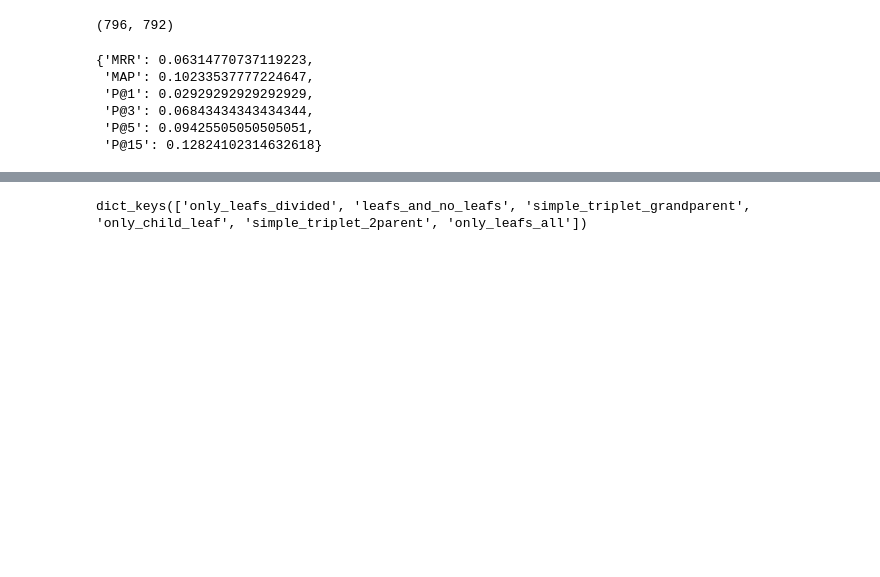
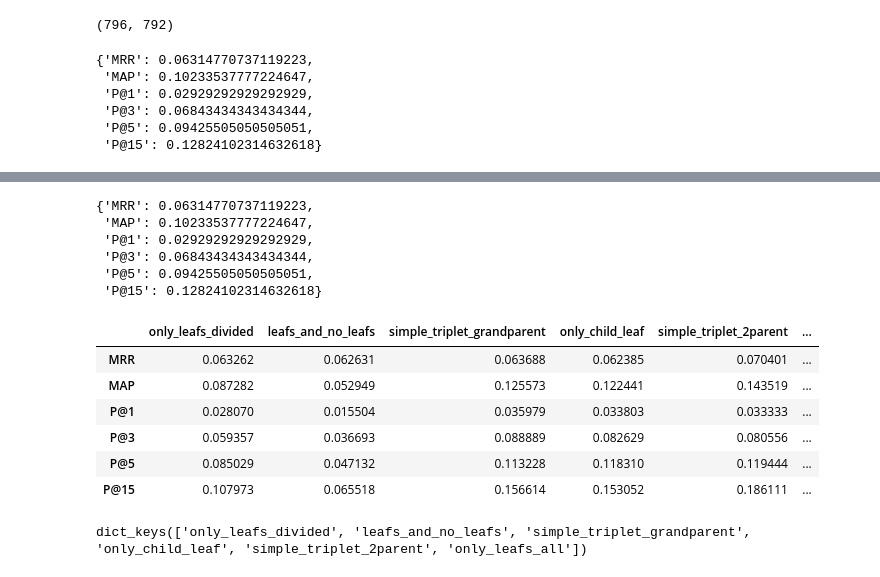
Before and after one commit to VityaVitalich/LLM_Taxonomy, a Jupyter notebook: tutorial_metrics.ipynb, the cells around one changed output, grey strips where cells are left out. Drawn from its saved outputs; the diff is of its cells as text; code cells hidden in the pictures; blank space fills up the shorter version.

Commit message:
scripted metrics + fixed trainer

```diff
--- a/tutorial_metrics.ipynb
+++ b/tutorial_metrics.ipynb
@@ -71,6 +79,7 @@ res
 # %%
 all_labels = []
 all_terms = []
+all_preds = flat_list
 
 cased = {}
 
@@ -93,0 +107,7 @@ for i, elem in enumerate(df):
+# %%
+cased_metrics = {}
+
+for key in cased.keys():
+    metric_counter = Metric(cased[key]['label'], cased[key]['pred'])
+    res = metric_counter.get_metrics()
+    cased_metrics[key] = res
@@ -93,0 +134,19 @@ for i, elem in enumerate(df):
+# %%
+res
+# %% [output]
+{'MRR': 0.06314770737119223,
+ 'MAP': 0.10233537777224647,
+ 'P@1': 0.02929292929292929,
+ 'P@3': 0.06843434343434344,
+ 'P@5': 0.09425505050505051,
+ 'P@15': 0.12824102314632618}
+# %%
+pd.concat([pd.DataFrame(cased_metrics), (pd.DataFrame(res, index=['mean']).T)], axis=1)
+# %% [output]
+|  | only_leafs_divided | leafs_and_no_leafs | simple_triplet_grandparent | only_child_leaf | simple_triplet_2parent | ... |
+| MRR | 0.063262 | 0.062631 | 0.063688 | 0.062385 | 0.070401 | ... |
+| MAP | 0.087282 | 0.052949 | 0.125573 | 0.122441 | 0.143519 | ... |
+| P@1 | 0.028070 | 0.015504 | 0.035979 | 0.033803 | 0.033333 | ... |
+| P@3 | 0.059357 | 0.036693 | 0.088889 | 0.082629 | 0.080556 | ... |
+| P@5 | 0.085029 | 0.047132 | 0.113228 | 0.118310 | 0.119444 | ... |
+| P@15 | 0.107973 | 0.065518 | 0.156614 | 0.153052 | 0.186111 | ... |
```
Also changed, not shown: parts of 7 cells of this notebook, 7 other files.
